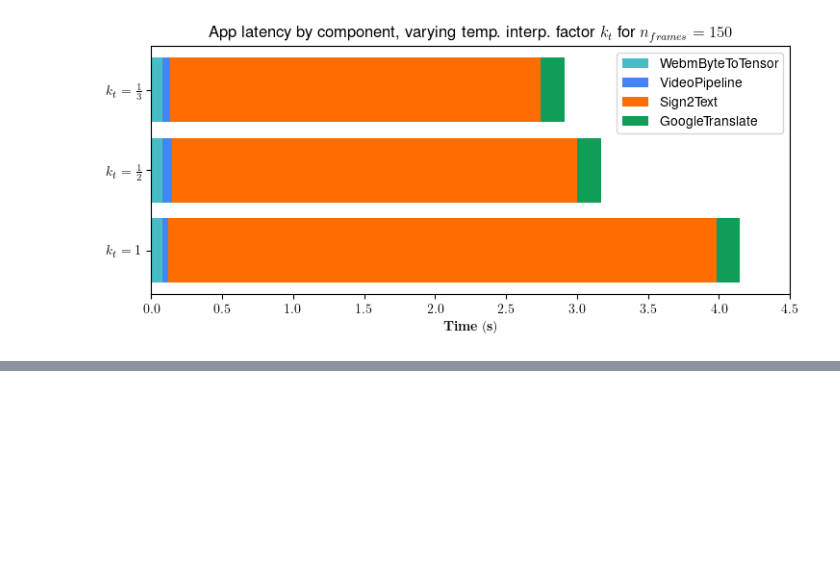
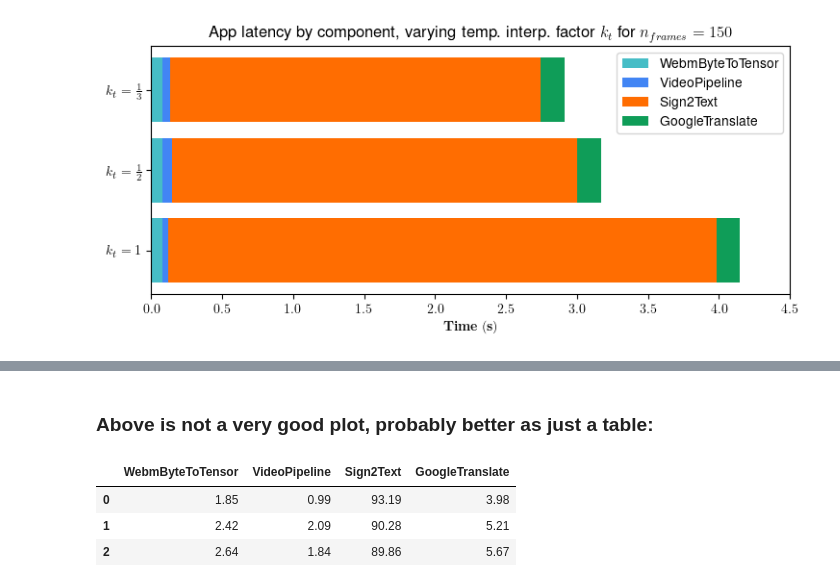
Before and after one commit to SignLanguage2Speech/SLTServer, a Jupyter notebook: perf_analysis_experiments.ipynb, the cells around one changed output, grey strips where cells are left out. Drawn from its saved outputs; the diff is of its cells as text; code cells hidden in the pictures; blank space fills up the shorter version.

```diff
--- a/perf_analysis_experiments.ipynb
+++ b/perf_analysis_experiments.ipynb
@@ -221,0 +236,11 @@ plt.savefig("waterfall_diagram_v3.png")
+# %% [markdown]
+### Above is not a very good plot, probably better as just a table:
+# %%
+table = df(np.round(s2t_pipeline_times_percentage,4) * 100, columns=components)
+df_ltx = table.to_latex()
+table
+# %% [output]
+|  | WebmByteToTensor | VideoPipeline | Sign2Text | GoogleTranslate |
+| 0 | 1.85 | 0.99 | 93.19 | 3.98 |
+| 1 | 2.42 | 2.09 | 90.28 | 5.21 |
+| 2 | 2.64 | 1.84 | 89.86 | 5.67 |
```
Also changed, not shown: parts of 30 cells of this notebook, 9 other files.
